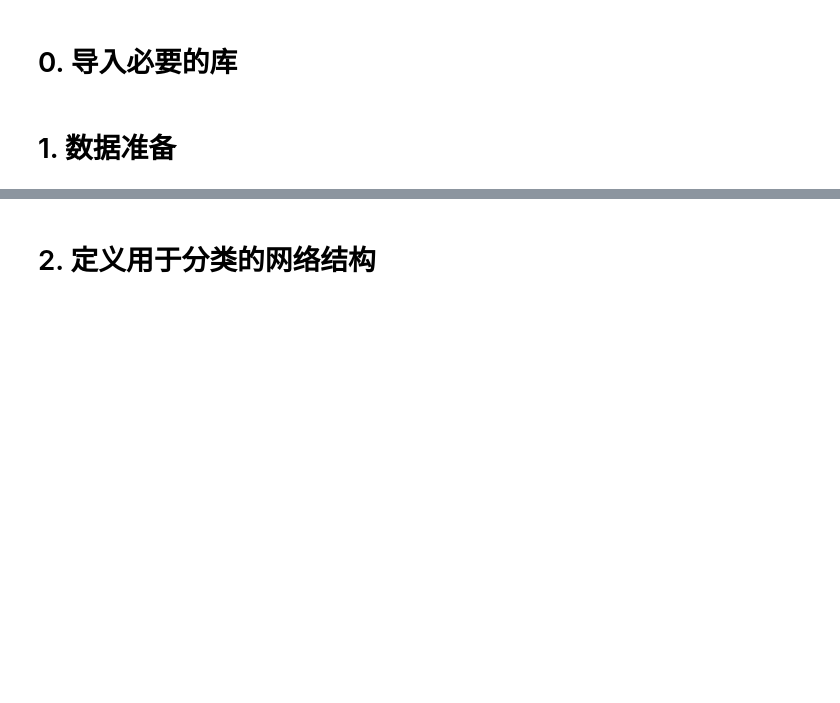
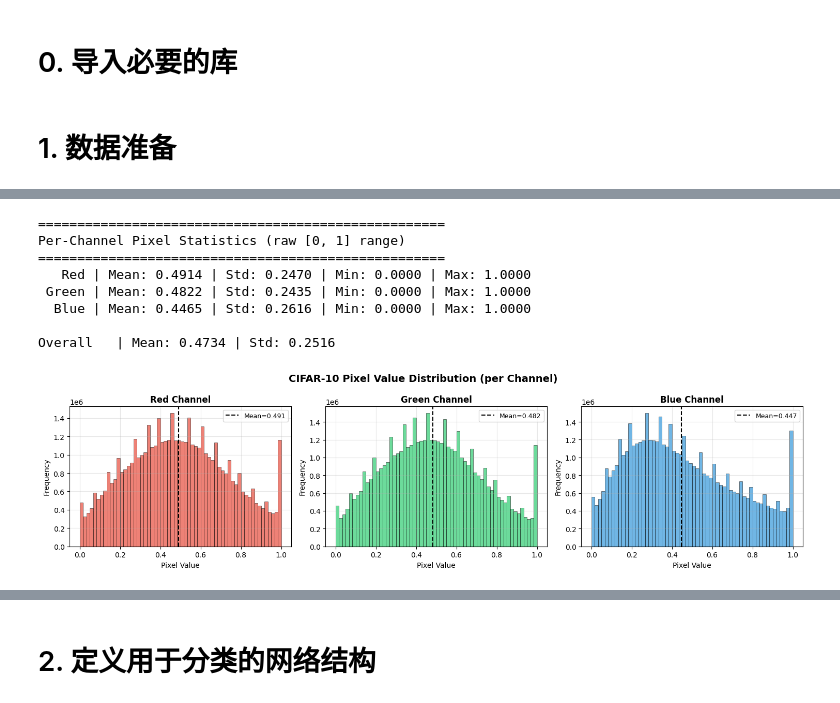
Before and after one commit to Snivallus/Introduction-to-AI-Project-01, a Jupyter notebook: project.ipynb, the cells around one changed output, grey strips where cells are left out. Cells and saved outputs as stored; diff of their text form; code cells hidden in the pictures; blank space fills up the shorter version.

```diff
--- a/project.ipynb
+++ b/project.ipynb
@@ -180,48 +206,56 @@ plt.show()
 # %%
 # Data Exploration: Per-Channel Pixel Statistics and Histograms
-import torchvision
-import numpy as np
-import matplotlib.pyplot as plt
-
-# Load raw training set (ToTensor only, no normalization)
+save_path = FIGURE_DIR / 'data_exploration_pixel_histograms.pdf'
 raw_trainset_stats = torchvision.datasets.CIFAR10(
-    root='./dataset', train=True, download=False,
+    root='./dataset',
+    train=True,
+    download=False,
     transform=torchvision.transforms.ToTensor()
 )
 
-# Stack images (use first 10000 for speed, statistics are representative)
-all_pixels = np.stack([np.array(raw_trainset_stats[i][0]) for i in range(10000)])
+# Stack images
+all_pixels = np.stack([np.array(raw_trainset_stats[i][0]) for i in range(len(raw_trainset_stats))])
 
 print("=" * 52)
 print("Per-Channel Pixel Statistics (raw [0, 1] range)")
 print("=" * 52)
 channels = ['Red', 'Green', 'Blue']
 for i, ch_name in enumerate(channels):
     ch = all_pixels[:, i, :, :]
     print(f"{ch_name:>6} | Mean: {ch.mean():.4f} | Std: {ch.std():.4f} | "
           f"Min: {ch.min():.4f} | Max: {ch.max():.4f}")
 
 print()
 print(f"Overall   | Mean: {all_pixels.mean():.4f} | Std: {all_pixels.std():.4f}")
 
 # Histograms
 fig, axes = plt.subplots(1, 3, figsize=(15, 4))
 colors_hist = ['#e74c3c', '#2ecc71', '#3498db']
 
 for i, (ch_name, color) in enumerate(zip(channels, colors_hist)):
     ch_data = all_pixels[:, i, :, :].flatten()
     axes[i].hist(ch_data, bins=60, color=color, alpha=0.7, edgecolor='black', linewidth=0.5)
     axes[i].axvline(ch_data.mean(), color='black', linestyle='--', linewidth=1.5,
                     label=f'Mean={ch_data.mean():.3f}')
     axes[i].set_title(f'{ch_name} Channel', fontsize=12, fontweight='bold')
     axes[i].set_xlabel('Pixel Value')
     axes[i].set_ylabel('Frequency')
     axes[i].legend(fontsize=9)
     axes[i].grid(True, alpha=0.3)
 
 plt.suptitle('CIFAR-10 Pixel Value Distribution (per Channel)', fontsize=14, fontweight='bold')
 plt.tight_layout()
-plt.savefig('data_exploration_pixel_histograms.png', dpi=150, bbox_inches='tight')
+plt.savefig(save_path, dpi=300, bbox_inches='tight')
 plt.show()
+# %% [output]
+====================================================
+Per-Channel Pixel Statistics (raw [0, 1] range)
+====================================================
+   Red | Mean: 0.4914 | Std: 0.2470 | Min: 0.0000 | Max: 1.0000
+ Green | Mean: 0.4822 | Std: 0.2435 | Min: 0.0000 | Max: 1.0000
+  Blue | Mean: 0.4465 | Std: 0.2616 | Min: 0.0000 | Max: 1.0000
+
+Overall   | Mean: 0.4734 | Std: 0.2516
+[figure, added]
 # %%
 # Data Exploration: Data Augmentation Visualization
```
Also changed, not shown: parts of 9 cells of this notebook, 7 other files.
